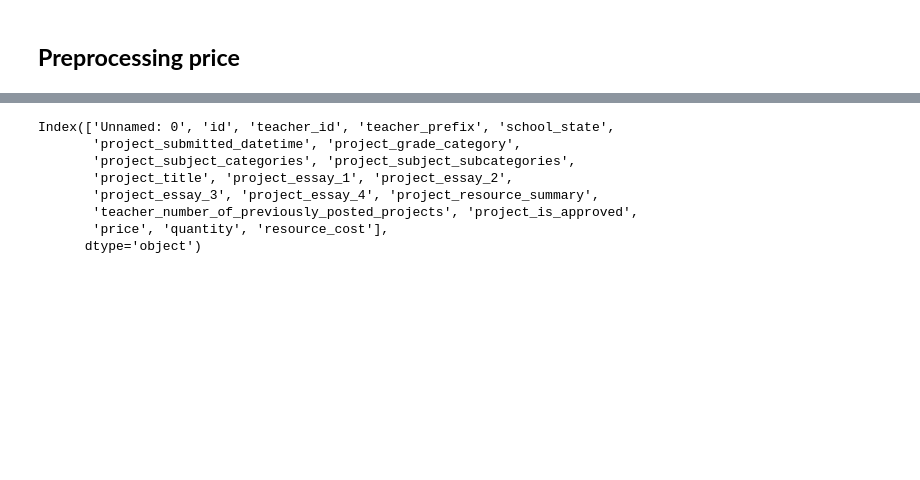
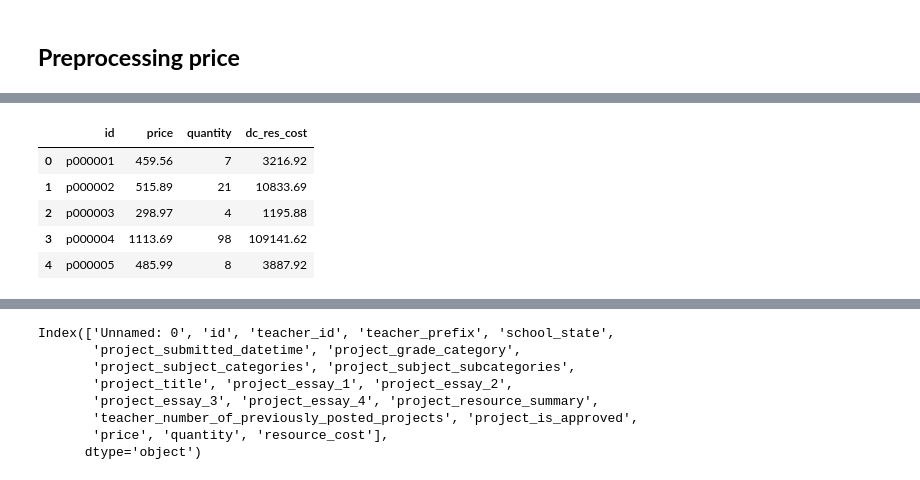
Before and after one commit to arutraj/ML_Basics, a Jupyter notebook: Rajavel_Sethupathi_DonorsChoose.ipynb, the cells around one changed output, grey strips where cells are left out. Drawn from its saved outputs; the diff is of its cells as text; code cells hidden in the pictures; blank space fills up the shorter version.

```diff
--- a/Rajavel_Sethupathi_DonorsChoose.ipynb
+++ b/Rajavel_Sethupathi_DonorsChoose.ipynb
@@ -472,0 +458,4 @@ price_data.head(2)
+# %%
+# first step:  summing all the price and quantity that belongs to the same project id, and reset index to make up for missing rows with this operation
+dc_res_price_data = dc_resources.groupby('id').agg({'price': 'sum', 'quantity': 'sum'}).reset_index()
+dc_res_price_data.head()
@@ -472,0 +469,11 @@ price_data.head(2)
+# %%
+# second step - get the cost from price and quantity as a new column
+dc_res_price_data['dc_res_cost'] = dc_res_price_data['price'] * dc_res_price_data['quantity']
+dc_res_price_data.head()
+# %% [output]
+|  | id | price | quantity | dc_res_cost |
+| 0 | p000001 | 459.56 | 7 | 3216.92 |
+| 1 | p000002 | 515.89 | 21 | 10833.69 |
+| 2 | p000003 | 298.97 | 4 | 1195.88 |
+| 3 | p000004 | 1113.69 | 98 | 109141.62 |
+| 4 | p000005 | 485.99 | 8 | 3887.92 |
```
Also changed, not shown: parts of 6 cells of this notebook.
